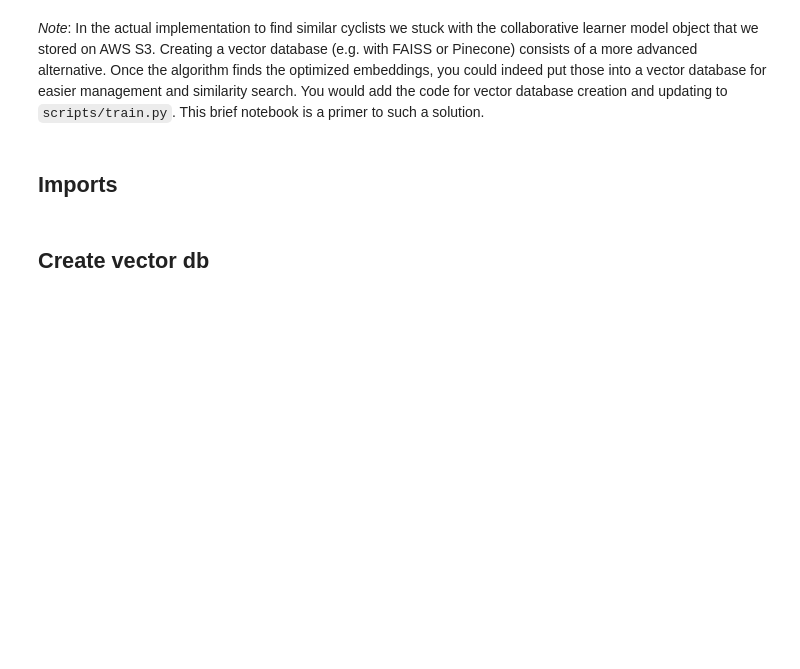
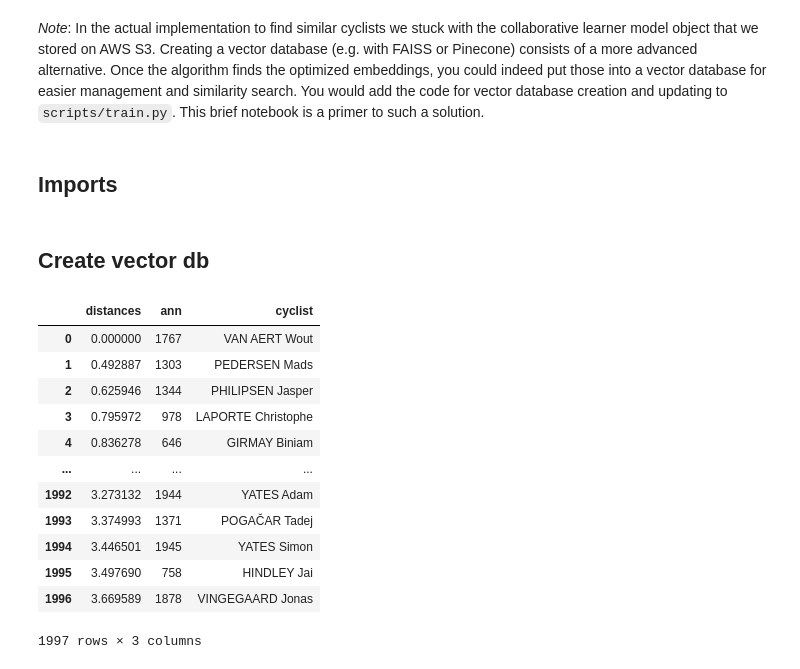
Before and after one commit to sborms/cyclingsimilarity.com, a Jupyter notebook: notebooks/Create vector db.ipynb, the cells around one changed output. Cells and saved outputs as stored; diff of their text form; code cells hidden in the pictures; blank space fills up the shorter version.

```diff
--- a/notebooks/Create vector db.ipynb
+++ b/notebooks/Create vector db.ipynb
@@ -23,14 +23,31 @@ index.add(vectors)
 # faiss.write_index(index, "../api/faiss_cyclists.index")
 # index = faiss.read_index("../api/faiss_cyclists.index")
 # %%
-search_vector = vectors[2628, :]  # Wout van Aert
+cyclist = "VAN AERT Wout"
+
+idx = [i for i, r in enumerate(learn.model.classes["rider"]) if r == cyclist][0]
+search_vector = vectors[idx, :]
 
 _vector = np.array([search_vector])
 faiss.normalize_L2(_vector)
 
 distances, ann = index.search(_vector, k=index.ntotal)
 
 results = pd.DataFrame({"distances": distances[0],
                         "ann": ann[0],
                         "cyclist": learn.dls.classes["rider"][ann[0]]})
 results
+# %% [output]
+|  | distances | ann | cyclist |
+| 0 | 0.000000 | 1767 | VAN AERT Wout |
+| 1 | 0.492887 | 1303 | PEDERSEN Mads |
+| 2 | 0.625946 | 1344 | PHILIPSEN Jasper |
+| 3 | 0.795972 | 978 | LAPORTE Christophe |
+| 4 | 0.836278 | 646 | GIRMAY Biniam |
+| ... | ... | ... | ... |
+| 1992 | 3.273132 | 1944 | YATES Adam |
+| 1993 | 3.374993 | 1371 | POGAČAR Tadej |
+| 1994 | 3.446501 | 1945 | YATES Simon |
+| 1995 | 3.497690 | 758 | HINDLEY Jai |
+| 1996 | 3.669589 | 1878 | VINGEGAARD Jonas |
+1997 rows × 3 columns
```
Also changed, not shown: 12 other files.
